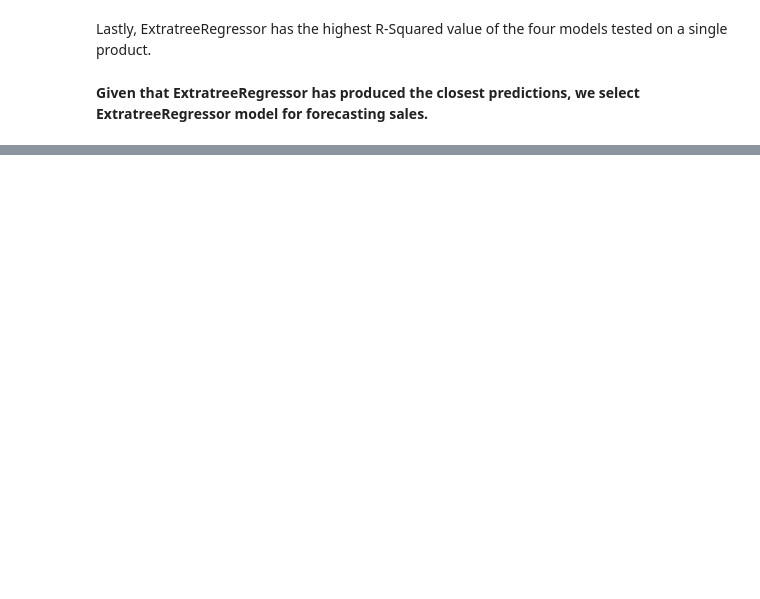
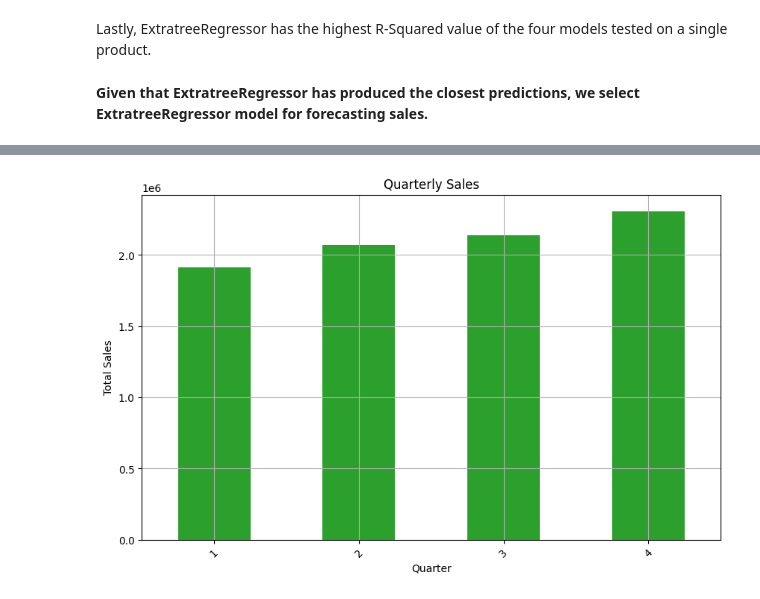
Before and after one commit to sreejith1212/Sale-Forecast, a Jupyter notebook: sales_forecast_file.ipynb, the cells around one changed output, grey strips where cells are left out. Saved outputs shown, nothing was run; the diff lists cells and outputs as text; code cells hidden in the pictures; blank space fills up the shorter version.

```diff
--- a/sales_forecast_file.ipynb
+++ b/sales_forecast_file.ipynb
@@ -766,0 +799,15 @@ __Given that ExtratreeRegressor has produced the closest predictions, we select
+# %%
+# Aggregate sales by quarterly
+quarter_sales = dfe.groupby('quarter')['Sales'].sum()
+
+# Plot the quarterly sales
+plt.figure(figsize=(10, 6))
+quarter_sales.plot(kind='bar', color='#2ca02c')
+plt.title('Quarterly Sales')
+plt.xlabel('Quarter')
+plt.ylabel('Total Sales')
+plt.xticks(rotation=45)
+plt.grid(True)
+plt.show()
+# %% [output]
+[figure, added]
```
Also changed, not shown: parts of 9 cells of this notebook.
